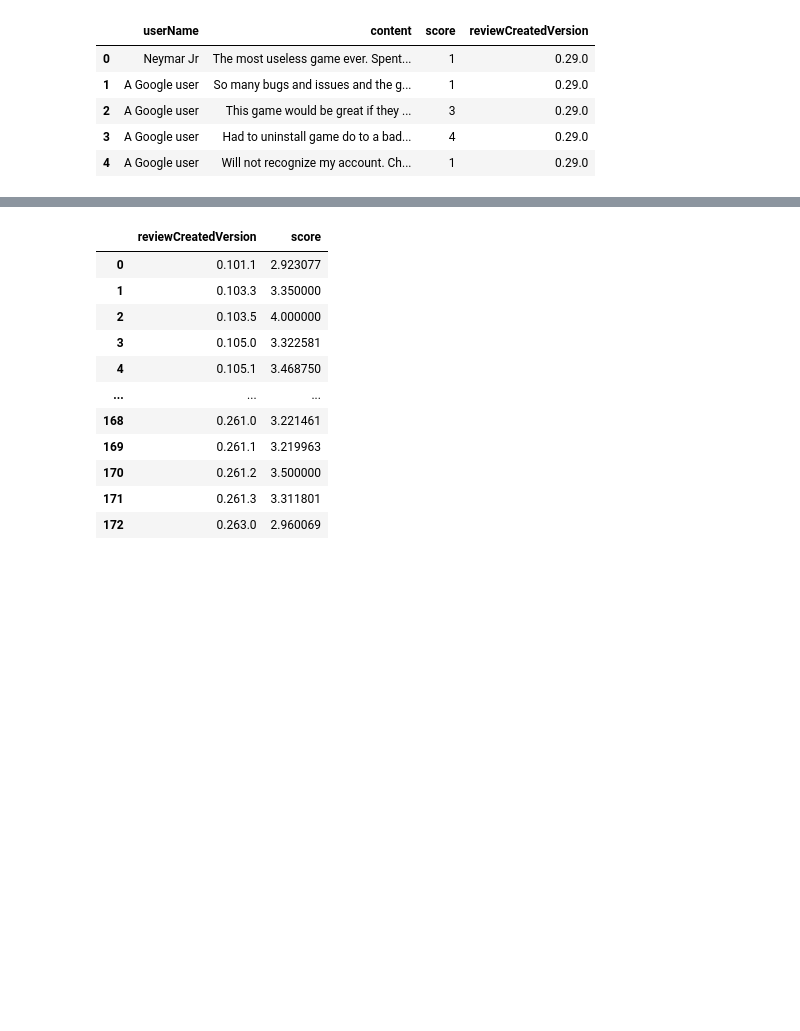
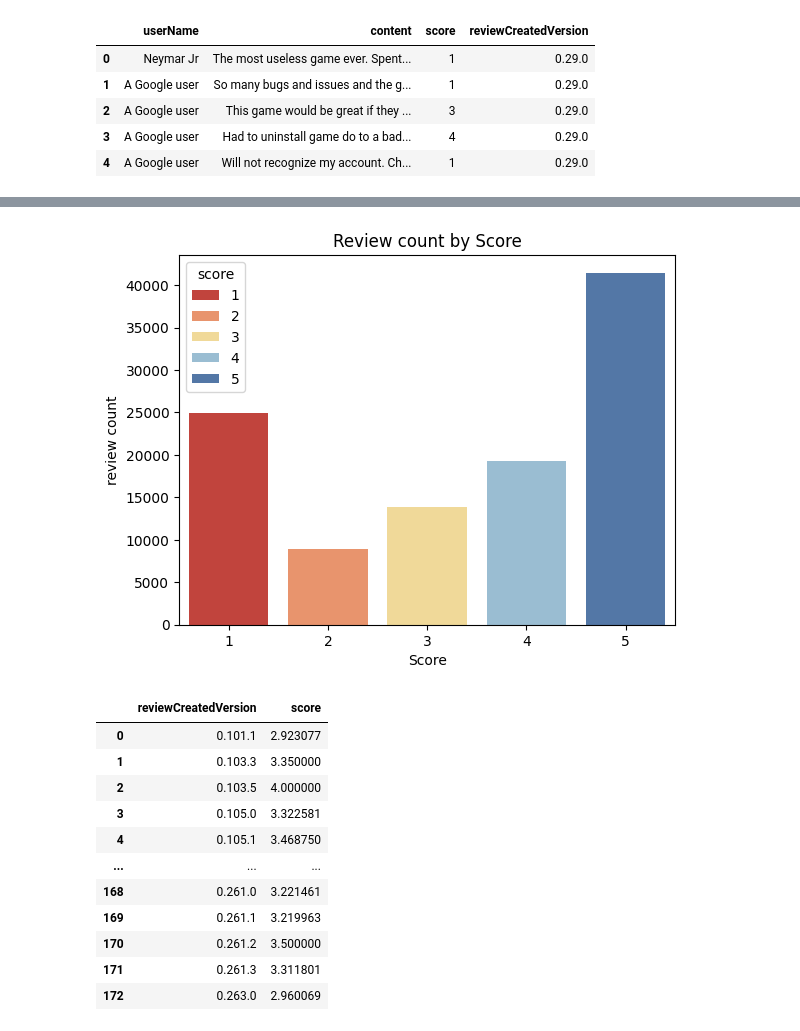
Before and after one commit to jinnykj/PokemonGO-Review-dataset-analysis, a Jupyter notebook: 데이터_시각화_기말_과제.ipynb, the cells around one changed output, grey strips where cells are left out. Drawn from its saved outputs; the diff is of its cells as text; code cells hidden in the pictures; blank space fills up the shorter version.

```diff
--- a/데이터_시각화_기말_과제.ipynb
+++ b/데이터_시각화_기말_과제.ipynb
@@ -44,3 +55,13 @@ df.dropna()
+# %%
+
+sns.barplot(x='score',y='content',data=countscore,errorbar=None,hue='score',palette=['#d73027', '#fc8d59', '#fee08b', '#91bfdb', '#4575b4'])
+plt.title('Review count by Score')
+plt.xlabel('Score')
+plt.ylabel('review count')
+plt.legend(title='score')
+plt.show()
+# %% [output]
+[figure, added]
 # %%
 averagescore = df.groupby('reviewCreatedVersion')['score'].mean().reset_index()
 # %%
```
Also changed, not shown: parts of 12 cells of this notebook.
